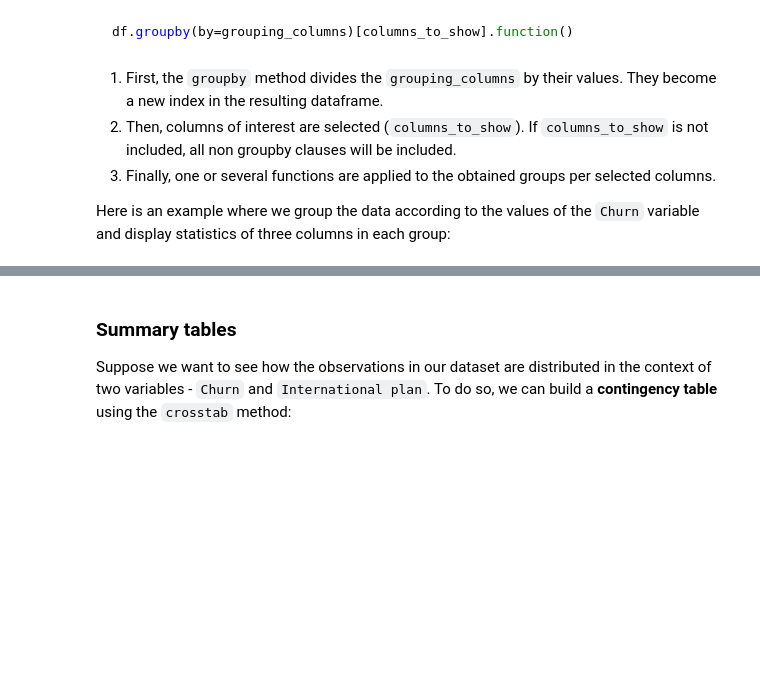
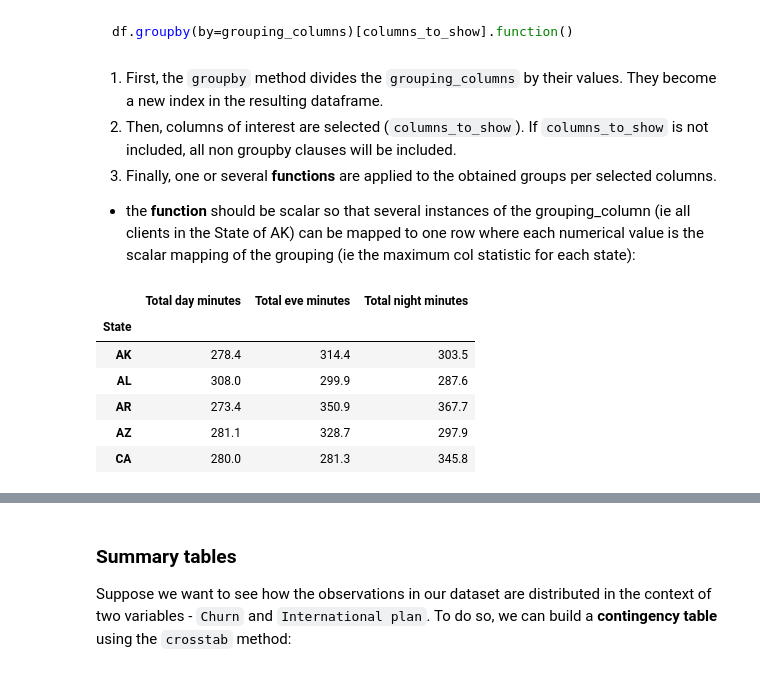
Before and after one commit to jbellogo/Data, a Jupyter notebook: classical-mi/jupyter_english/topic01_pandas_data_analysis/topic1_pandas_data_analysis.ipynb, the cells around one changed output, grey strips where cells are left out. Cells and saved outputs as stored; diff of their text form; code cells hidden in the pictures; blank space fills up the shorter version.

```diff
--- a/classical-mi/jupyter_english/topic01_pandas_data_analysis/topic1_pandas_data_analysis.ipynb
+++ b/classical-mi/jupyter_english/topic01_pandas_data_analysis/topic1_pandas_data_analysis.ipynb
@@ -398,10 +412,19 @@ df.groupby(by=grouping_columns)[columns_to_show].function()
 
 1. First, the `groupby` method divides the `grouping_columns` by their values. They become a new index in the resulting dataframe.
 2. Then, columns of interest are selected (`columns_to_show`). If `columns_to_show` is not included, all non groupby clauses will be included.
-3. Finally, one or several functions are applied to the obtained groups per selected columns.
+3. Finally, one or several **functions** are applied to the obtained groups per selected columns.
 
-Here is an example where we group the data according to the values of the `Churn` variable and display statistics of three columns in each group:
+* the **function** should be scalar so that several instances of the grouping_column (ie all clients in the State of AK) can be mapped to one row where each numerical value is the scalar mapping of the grouping (ie the maximum col statistic for each state):
 # %%
 columns_to_show = ["Total day minutes", "Total eve minutes", "Total night minutes"]
 
-df.groupby(["Churn"])[columns_to_show].describe(percentiles=[])
+# max columns_to_show values in each state
+df.groupby(['State'])[columns_to_show].max().head()
+# %% [output]
+|  | Total day minutes | Total eve minutes | Total night minutes |
+| State |  |  |  |
+| AK | 278.4 | 314.4 | 303.5 |
+| AL | 308.0 | 299.9 | 287.6 |
+| AR | 273.4 | 350.9 | 367.7 |
+| AZ | 281.1 | 328.7 | 297.9 |
+| CA | 280.0 | 281.3 | 345.8 |
```
Also changed, not shown: parts of 7 cells of this notebook, 7 other files.
